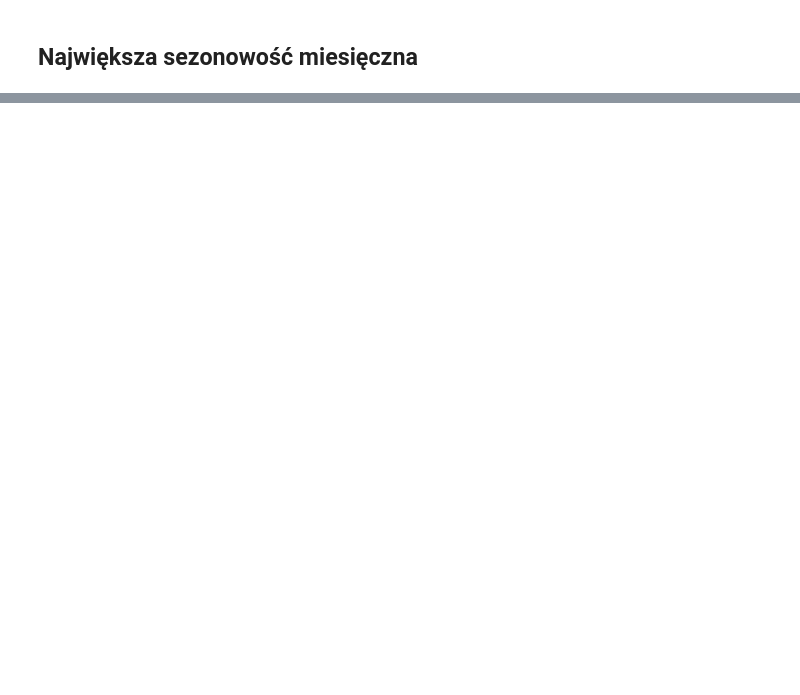
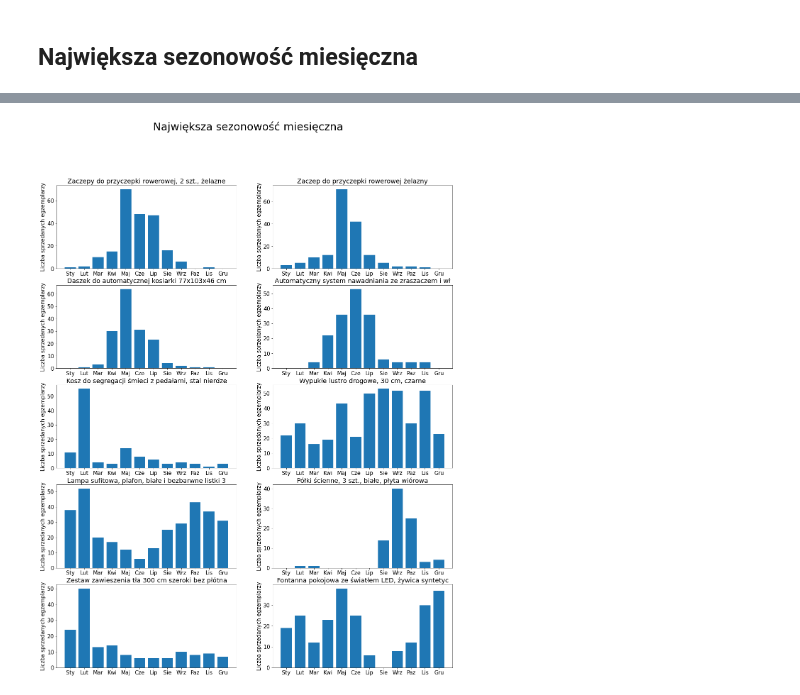
Before and after one commit to pbiecek/InterpretableMachineLearning2021, a Jupyter notebook: ShumeeProject/Different seasonal patterns.ipynb, the cells around one changed output, grey strips where cells are left out. Drawn from its saved outputs; the diff is of its cells as text; code cells hidden in the pictures; blank space fills up the shorter version.

```diff
--- a/ShumeeProject/Different seasonal patterns.ipynb
+++ b/ShumeeProject/Different seasonal patterns.ipynb
@@ -423,0 +258,10 @@ plt.show()
+# %%
+fig, axes = plt.subplots(5, 2, figsize = (20, 25))
+names_of_most_seasonal = seasonality["month"].sort_values(ascending=False).index
+for i, ax in enumerate(axes.flatten()):
+    plot_seasonality(df, names_of_most_seasonal[i], "month", ax)
+
+fig.suptitle("Największa sezonowość miesięczna", fontsize=30)
+plt.show()
+# %% [output]
+[figure, added]
```
Also changed, not shown: parts of 47 cells of this notebook.
